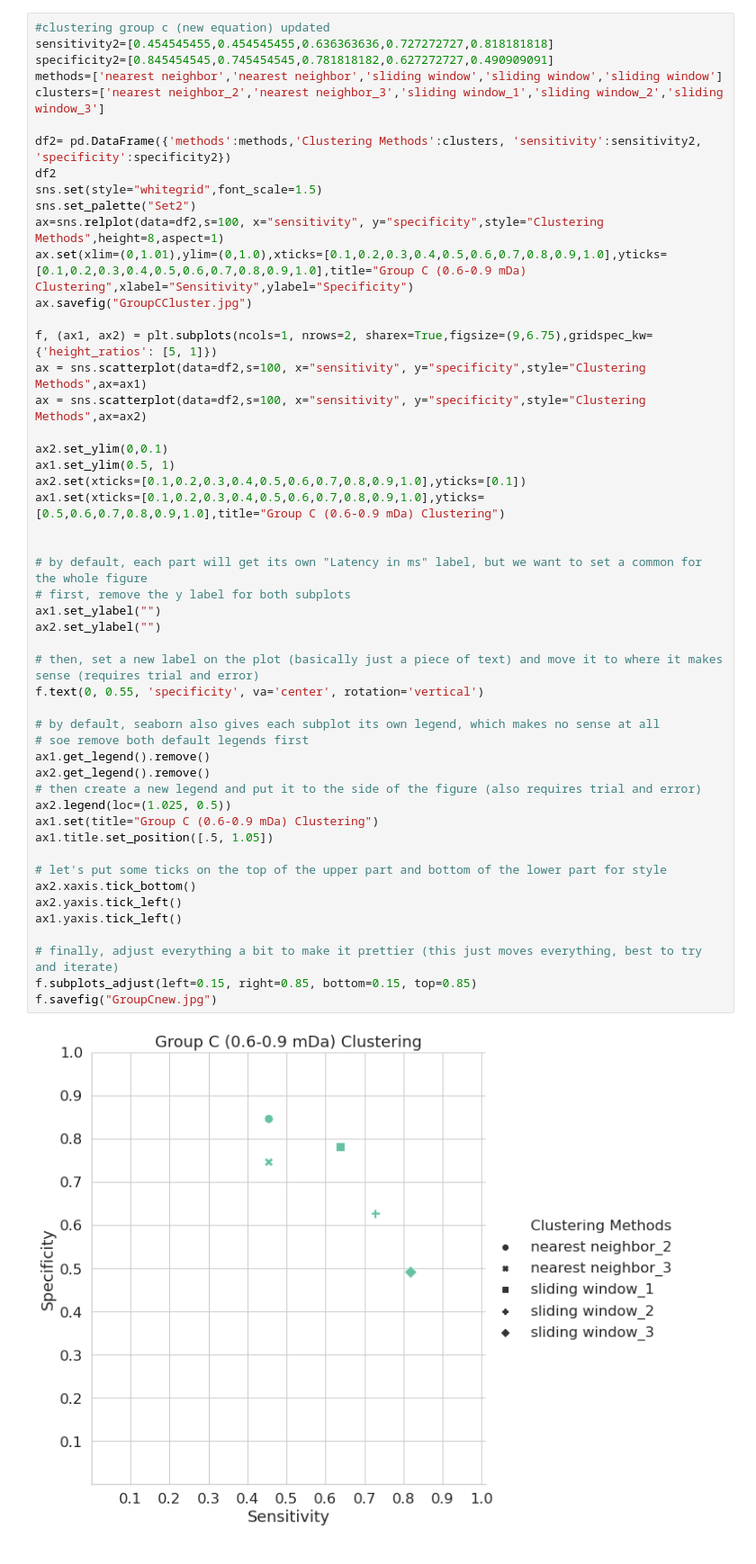
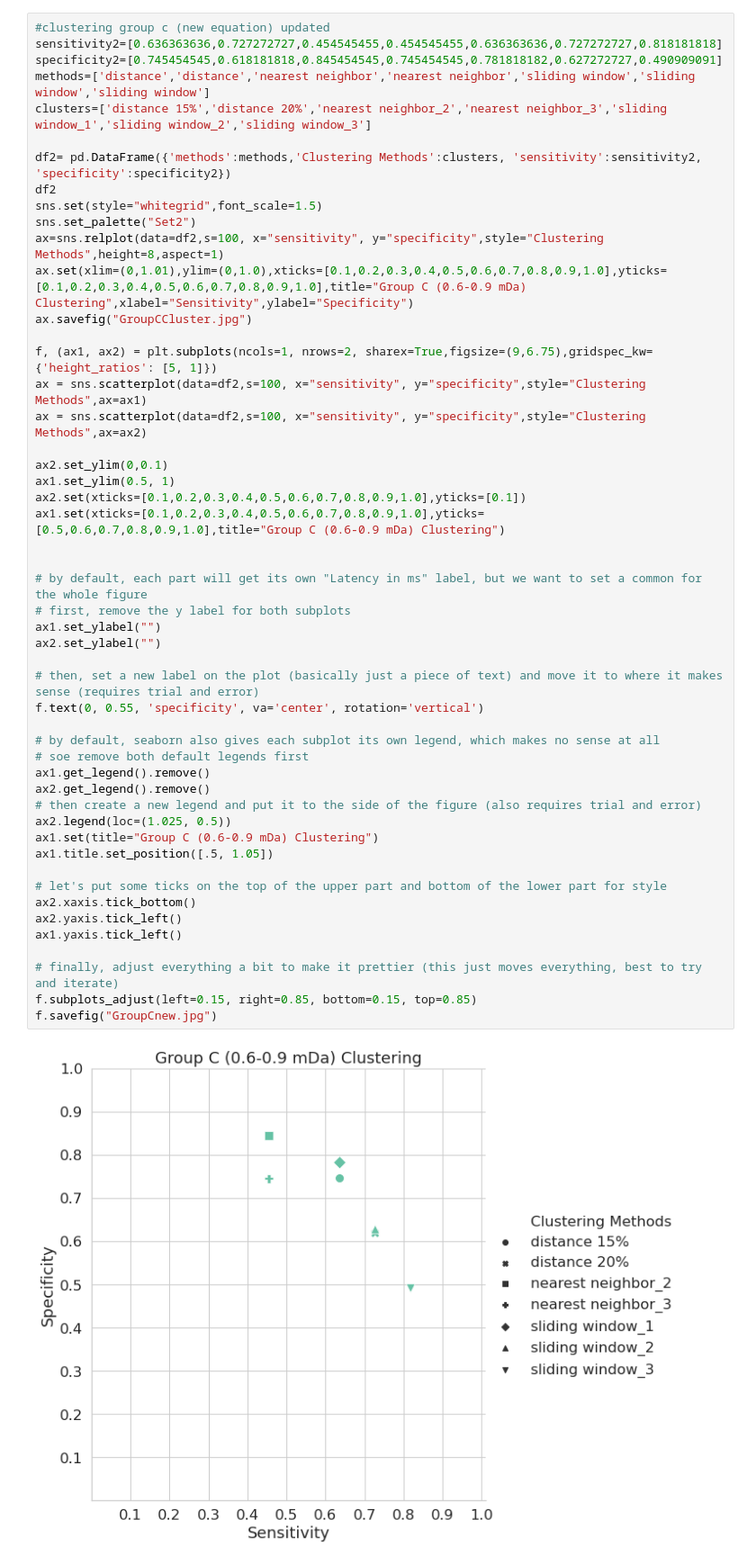
Before and after one commit to Candice-Nichols/SortItOut, a Jupyter notebook: graph/ProteinGraphs(nonmem)-0210.ipynb, the cells around one changed output. Shown at 90% size. Cells and saved outputs as stored; diff of their text form.

```diff
--- a/graph/ProteinGraphs(nonmem)-0210.ipynb
+++ b/graph/ProteinGraphs(nonmem)-0210.ipynb
@@ -274,9 +274,9 @@ f.savefig("GroupBnew.jpg")
 # %%
 #clustering group c (new equation) updated
-sensitivity2=[0.454545455,0.454545455,0.636363636,0.727272727,0.818181818]
-specificity2=[0.845454545,0.745454545,0.781818182,0.627272727,0.490909091]
-methods=['nearest neighbor','nearest neighbor','sliding window','sliding window','sliding window']
-clusters=['nearest neighbor_2','nearest neighbor_3','sliding window_1','sliding window_2','sliding window_3']
+sensitivity2=[0.636363636,0.727272727,0.454545455,0.454545455,0.636363636,0.727272727,0.818181818]
+specificity2=[0.745454545,0.618181818,0.845454545,0.745454545,0.781818182,0.627272727,0.490909091]
+methods=['distance','distance','nearest neighbor','nearest neighbor','sliding window','sliding window','sliding window']
+clusters=['distance 15%','distance 20%','nearest neighbor_2','nearest neighbor_3','sliding window_1','sliding window_2','sliding window_3']
 
 df2= pd.DataFrame({'methods':methods,'Clustering Methods':clusters, 'sensitivity':sensitivity2, 'specificity':specificity2})
 df2
@@ -295,31 +295,31 @@ ax1.set_ylim(0.5, 1)
 ax2.set(xticks=[0.1,0.2,0.3,0.4,0.5,0.6,0.7,0.8,0.9,1.0],yticks=[0.1])
 ax1.set(xticks=[0.1,0.2,0.3,0.4,0.5,0.6,0.7,0.8,0.9,1.0],yticks=[0.5,0.6,0.7,0.8,0.9,1.0],title="Group C (0.6-0.9 mDa) Clustering")
 
 
 # by default, each part will get its own "Latency in ms" label, but we want to set a common for the whole figure
 # first, remove the y label for both subplots
 ax1.set_ylabel("")
 ax2.set_ylabel("")
 
 # then, set a new label on the plot (basically just a piece of text) and move it to where it makes sense (requires trial and error)
 f.text(0, 0.55, 'specificity', va='center', rotation='vertical')
 
 # by default, seaborn also gives each subplot its own legend, which makes no sense at all
 # soe remove both default legends first
 ax1.get_legend().remove()
 ax2.get_legend().remove()
 # then create a new legend and put it to the side of the figure (also requires trial and error)
 ax2.legend(loc=(1.025, 0.5))
 ax1.set(title="Group C (0.6-0.9 mDa) Clustering")
 ax1.title.set_position([.5, 1.05])
 
 # let's put some ticks on the top of the upper part and bottom of the lower part for style
 ax2.xaxis.tick_bottom()
 ax2.yaxis.tick_left()
 ax1.yaxis.tick_left()
 
 # finally, adjust everything a bit to make it prettier (this just moves everything, best to try and iterate)
 f.subplots_adjust(left=0.15, right=0.85, bottom=0.15, top=0.85)
 f.savefig("GroupCnew.jpg")
 # %% [output]
-[figure, old version]
+[figure, new version]
```
Also changed, not shown: parts of 5 cells of this notebook, 10 other files.
